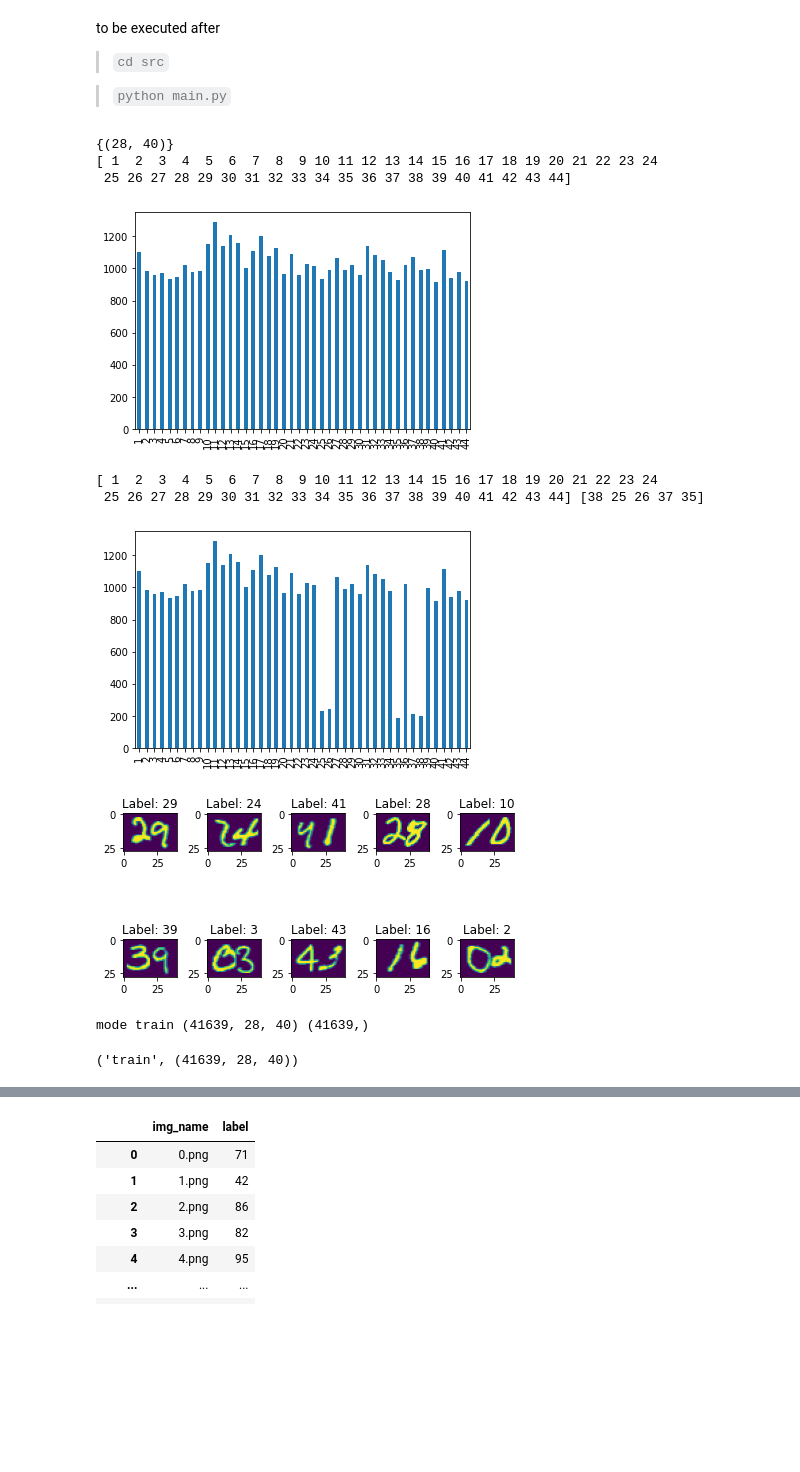
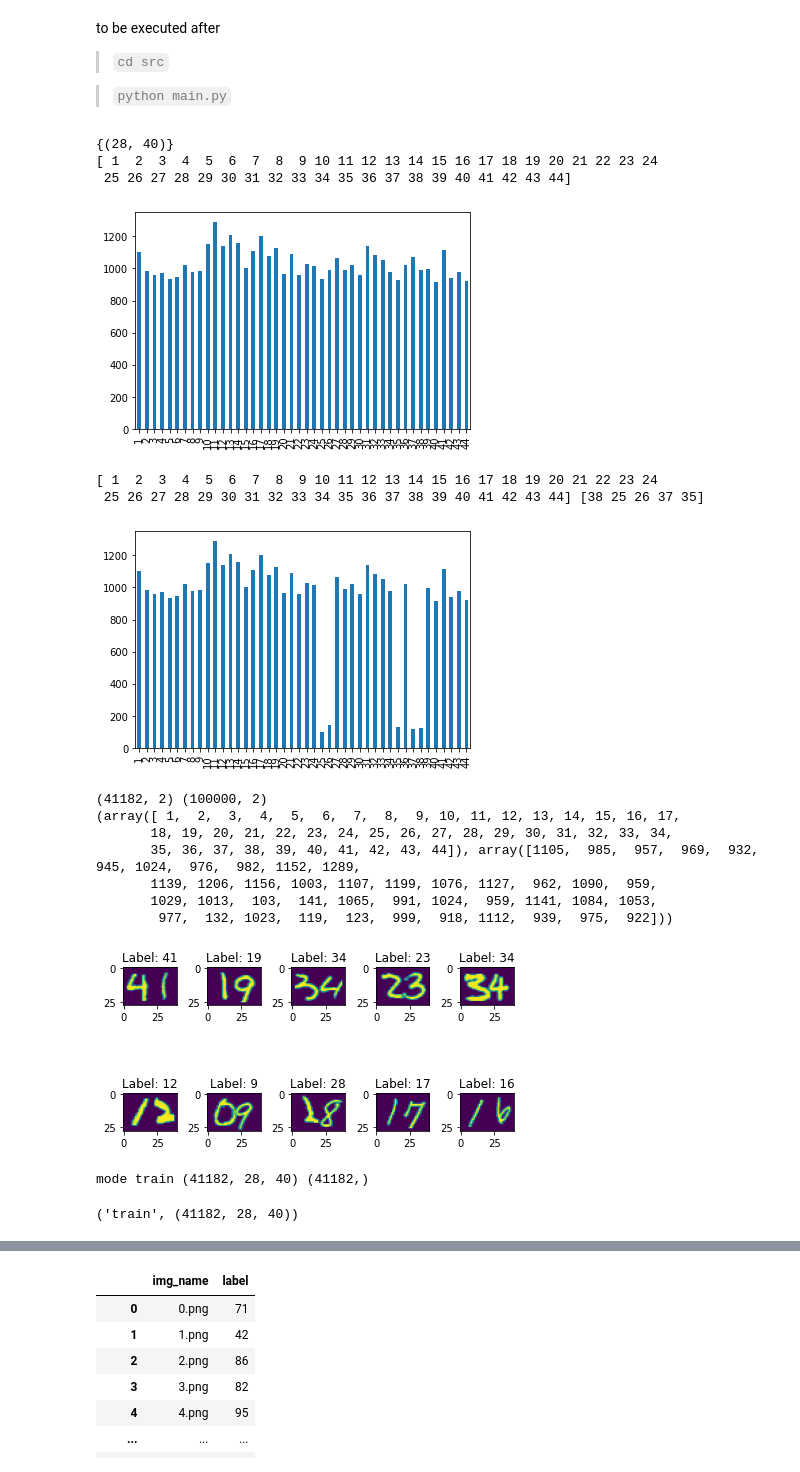
Before and after one commit to DBertazioli/multi-mnist_custom, a Jupyter notebook: Dataset_Preparation.ipynb, the cells around one changed output, grey strips where cells are left out. Saved outputs shown, nothing was run; the diff lists cells and outputs as text; code cells hidden in the pictures; blank space fills up the shorter version.

```diff
--- a/Dataset_Preparation.ipynb
+++ b/Dataset_Preparation.ipynb
@@ -23,8 +23,8 @@ seed(cherrypicked_seed)
 # tf.random.set_seed(cherrypicked_seed)
 random.seed(cherrypicked_seed)
 # %%
-# modes = ["train", "test"]
-modes = ["train"]
+modes = ["train", "test"]
+# modes = ["train"]
 def sort_by_name(filepath):
     return(int(Path(filepath).stem))
 
@@ -92,6 +92,9 @@ for mode in modes:
 
     selected_indexes = selected_labels.index.to_list()
     # selected_indexes[:10]
+    print(selected_labels.shape, labels.shape)
+
+    print(np.unique(selected_labels.label, return_counts=True))
 
 
     selected_img_list = itemgetter(*selected_indexes)(img_list)
@@ -109,40 +112,47 @@ for mode in modes:
 
     #a visual check
     fig, ax = plt.subplots(2, 5)
     for i in range(2):
         for j in range(5):
 
             index = np.random.randint(0, len(np_images))
             # print(np_labels[index])
             # print(selected_img_list_pathes[index])
             ax[i, j].imshow(np_images[index])
             ax[i, j].set_title(f'Label: {np_labels[index]}')
     plt.tight_layout()
     plt.show()
     fig.savefig(f"examples/{mode}_example.png")
 
     # np.save(f"./final_dataset/X_{mode}.npy", np_images)
     # np.save(f"./final_dataset/y_{mode}.npy", np_labels)
 
     np.savez_compressed(f"./final_dataset/X_{mode}.npz", np_images)
     np.savez_compressed(f"./final_dataset/y_{mode}.npz", np_labels)
 
     # print("mode", mode, np.load(f"./final_dataset/X_{mode}.npy").shape, np.load(f"./final_dataset/y_{mode}.npy").shape)
     print("mode", mode, np.load(f"./final_dataset/X_{mode}.npz")["arr_0"].shape, np.load(f"./final_dataset/y_{mode}.npz")["arr_0"].shape)
 # %% [output]
 {(28, 40)}
 [ 1  2  3  4  5  6  7  8  9 10 11 12 13 14 15 16 17 18 19 20 21 22 23 24
  25 26 27 28 29 30 31 32 33 34 35 36 37 38 39 40 41 42 43 44]
 [figure]
 [ 1  2  3  4  5  6  7  8  9 10 11 12 13 14 15 16 17 18 19 20 21 22 23 24
  25 26 27 28 29 30 31 32 33 34 35 36 37 38 39 40 41 42 43 44] [38 25 26 37 35]
-[figure, old version]
+[figure, new version]
+(41182, 2) (100000, 2)
+(array([ 1,  2,  3,  4,  5,  6,  7,  8,  9, 10, 11, 12, 13, 14, 15, 16, 17,
+       18, 19, 20, 21, 22, 23, 24, 25, 26, 27, 28, 29, 30, 31, 32, 33, 34,
+       35, 36, 37, 38, 39, 40, 41, 42, 43, 44]), array([1105,  985,  957,  969,  932,  945, 1024,  976,  982, 1152, 1289,
+       1139, 1206, 1156, 1003, 1107, 1199, 1076, 1127,  962, 1090,  959,
+       1029, 1013,  103,  141, 1065,  991, 1024,  959, 1141, 1084, 1053,
+        977,  132, 1023,  119,  123,  999,  918, 1112,  939,  975,  922]))
-[figure, old version]
+[figure, new version]
-mode train (41639, 28, 40) (41639,)
+mode train (41182, 28, 40) (41182,)
 # %%
  mode, np.load(f"./final_dataset/X_{mode}.npz")["arr_0"].shape
 # %% [output]
-('train', (41639, 28, 40))
+('train', (41182, 28, 40))
 # %%
     selected_label_list = np.arange(1, 31)
     down_selected_label_list = selected_label_list.copy()
```
Also changed, not shown: parts of 5 cells of this notebook, 5 other files.
